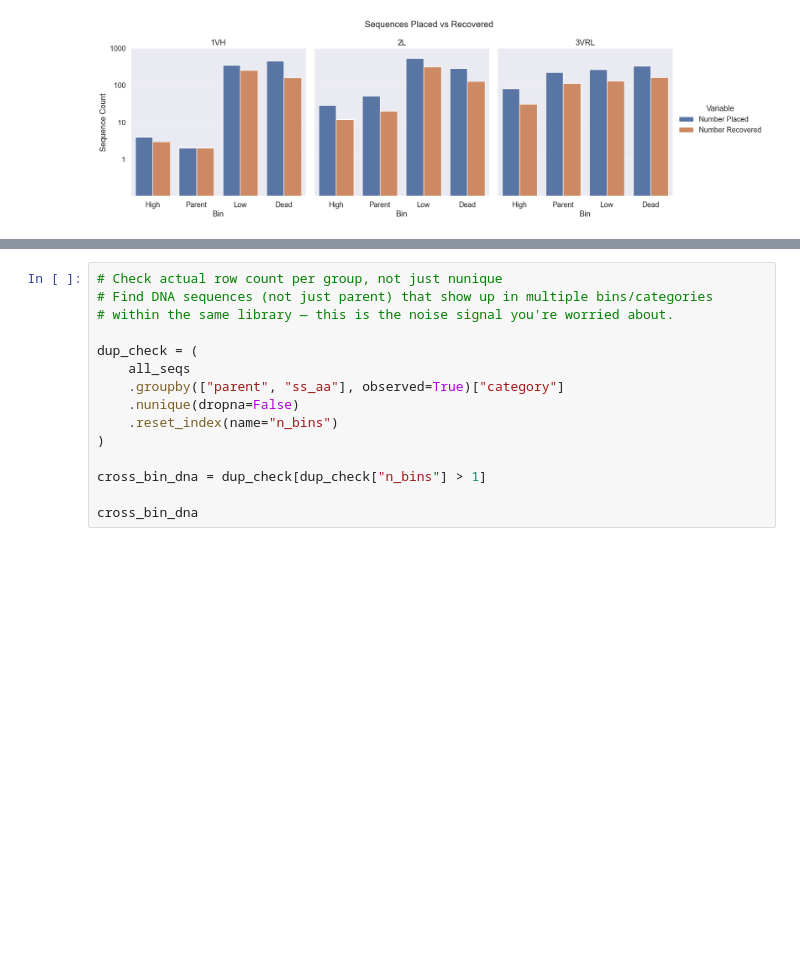
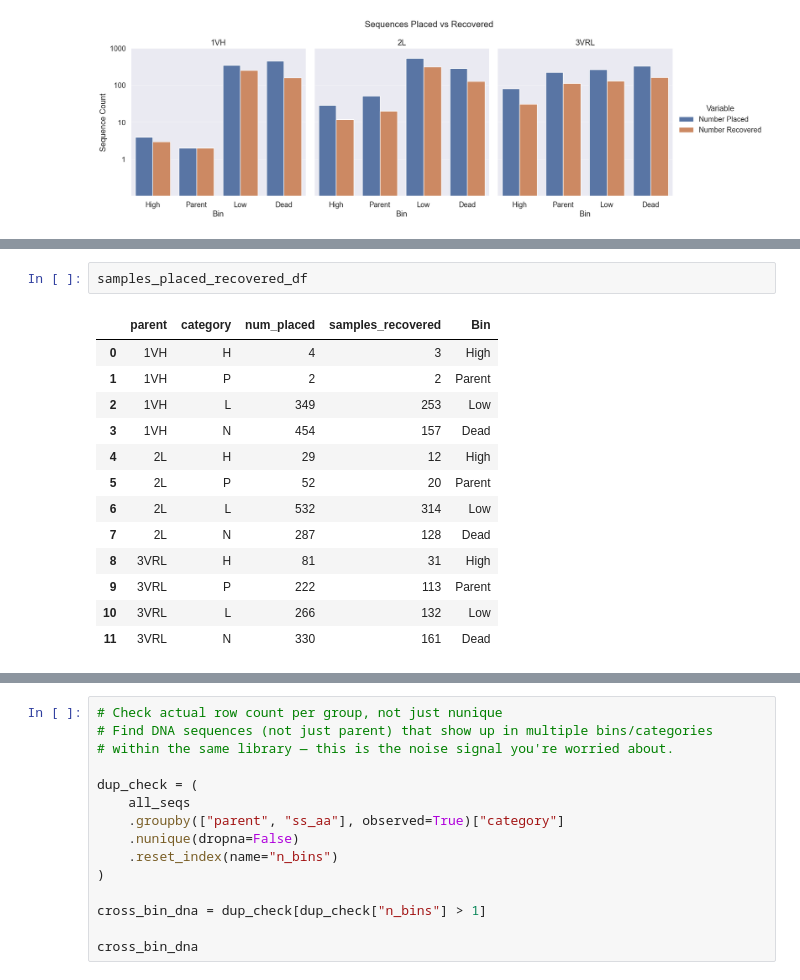
Before and after one commit to RomeroLab/sadx-latent-function, a Jupyter notebook: scripts/process_sequence_data/nb_preprocess_bam_Oct22.ipynb, the cells around one changed output, grey strips where cells are left out. Drawn from its saved outputs; the diff is of its cells as text; blank space fills up the shorter version.

```diff
--- a/scripts/process_sequence_data/nb_preprocess_bam_Oct22.ipynb
+++ b/scripts/process_sequence_data/nb_preprocess_bam_Oct22.ipynb
@@ -654,3 +720,19 @@ g.savefig(figs_dir / "sequences_placed_vs_recovered.png", dpi=300, bbox_inches="
+# %%
+samples_placed_recovered_df
+# %% [output]
+|  | parent | category | num_placed | samples_recovered | Bin |
+| 0 | 1VH | H | 4 | 3 | High |
+| 1 | 1VH | P | 2 | 2 | Parent |
+| 2 | 1VH | L | 349 | 253 | Low |
+| 3 | 1VH | N | 454 | 157 | Dead |
+| 4 | 2L | H | 29 | 12 | High |
+| 5 | 2L | P | 52 | 20 | Parent |
+| 6 | 2L | L | 532 | 314 | Low |
+| 7 | 2L | N | 287 | 128 | Dead |
+| 8 | 3VRL | H | 81 | 31 | High |
+| 9 | 3VRL | P | 222 | 113 | Parent |
+| 10 | 3VRL | L | 266 | 132 | Low |
+| 11 | 3VRL | N | 330 | 161 | Dead |
 # %%
 import matplotlib
 import matplotlib.gridspec as gridspec
```
Also changed, not shown: parts of 7 cells of this notebook, 25 other files.
